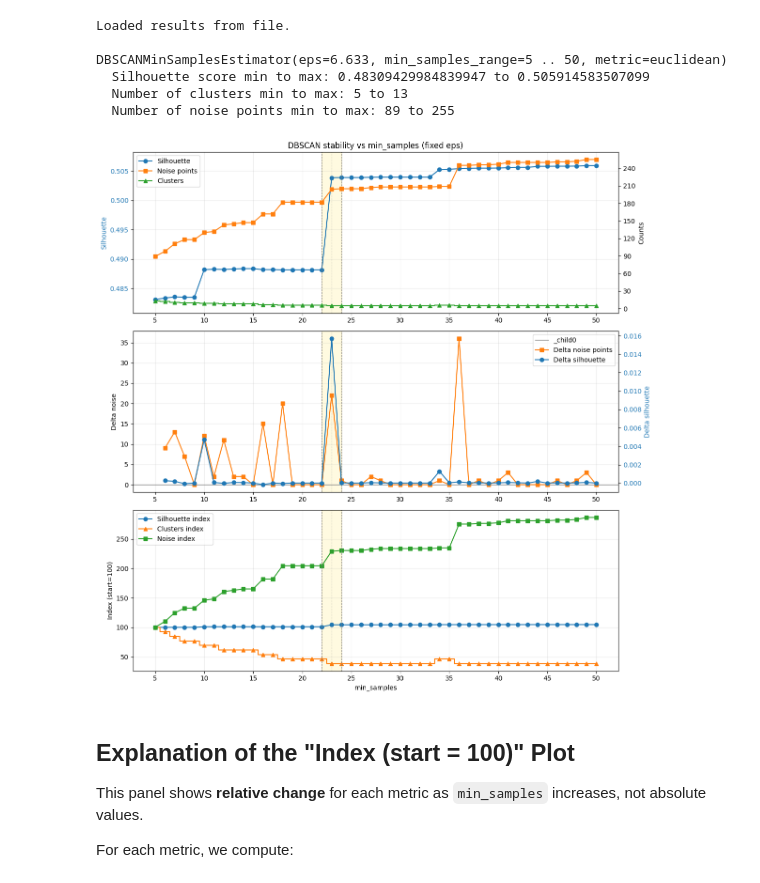
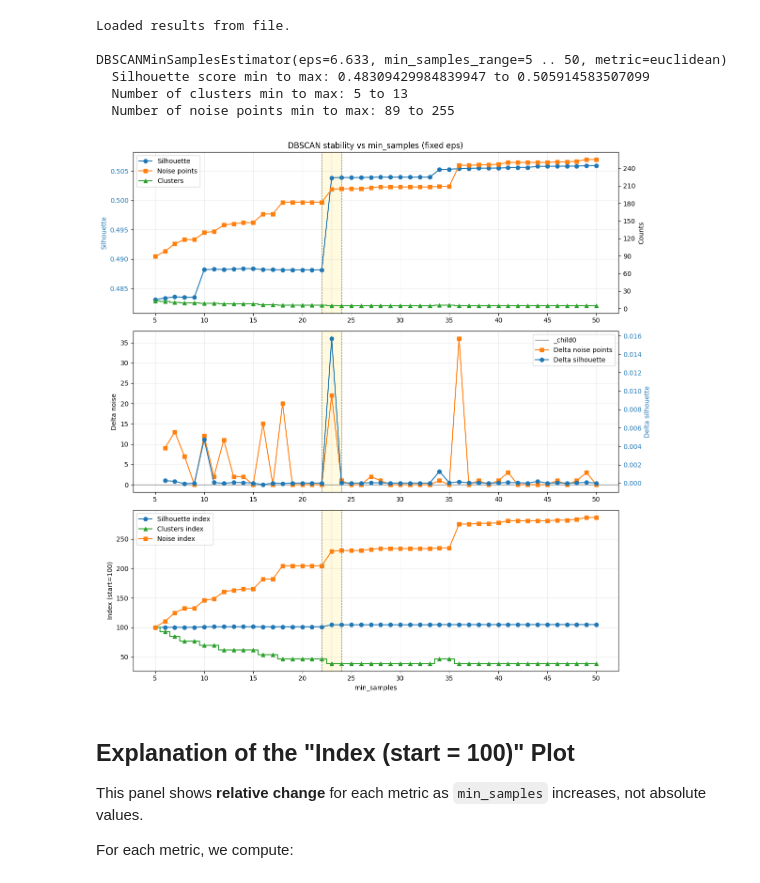
Before and after one commit to smnsht/unusual-customer-purchasing, a Jupyter notebook: notebooks/04_UnusualPurchasingBehavior.ipynb, the cells around one changed output. Saved outputs shown, nothing was run; the diff lists cells and outputs as text; code cells hidden in the pictures.

Commit message:
small plot refactoring

```diff
--- a/notebooks/04_UnusualPurchasingBehavior.ipynb
+++ b/notebooks/04_UnusualPurchasingBehavior.ipynb
@@ -341,37 +341,37 @@ ax2.set_ylabel("Delta noise")
 ax2.grid(alpha=0.25)
 
 ax2b = ax2.twinx()
 ax2b.plot(ms_diff, d_sil, marker="o", color="#1f77b4", label="Delta silhouette")
 ax2b.set_ylabel("Delta silhouette", color="#1f77b4")
 ax2b.tick_params(axis="y", labelcolor="#1f77b4")
 
 lines2 = ax2.get_lines() + ax2b.get_lines()
 labels2 = [l.get_label() for l in lines2]
 ax2.legend(lines2, labels2, loc="best")
 
 # Panel 3: normalized trends
 ax3 = axes[2]
-ax3.plot(ms, sil_idx, marker="o", label="Silhouette index")
-ax3.plot(ms, clu_idx, marker="^", drawstyle="steps-mid", label="Clusters index")
-ax3.plot(ms, noi_idx, marker="s", label="Noise index")
+ax3.plot(ms, sil_idx, **PLOT_STYLES['silhouette'], label="Silhouette index")
+ax3.plot(ms, clu_idx, **PLOT_STYLES['clusters'], drawstyle="steps-mid", label="Clusters index")
+ax3.plot(ms, noi_idx, **PLOT_STYLES['noise'], label="Noise index")
 ax3.set_xlabel("min_samples")
 ax3.set_ylabel("Index (start=100)")
 ax3.grid(alpha=0.25)
 ax3.legend(loc="best")
 
 # Readability improvements for all panels
 candidate_min, candidate_max = 22, 24
 for ax in axes:
     ax.tick_params(axis="x", labelbottom=True)
     ax.xaxis.set_major_locator(MaxNLocator(integer=True))
     ax.axvspan(candidate_min, candidate_max, color="gold", alpha=0.12)
     for x in [22, 23, 24]:
         ax.axvline(x, color="gray", linestyle="--", linewidth=0.8, alpha=0.7)
 
 plt.tight_layout()
 plt.show()
 # %% [output]
-[figure, old version]
+[figure, new version]
 # %% [markdown]
 ## Explanation of the "Index (start = 100)" Plot
 
```
